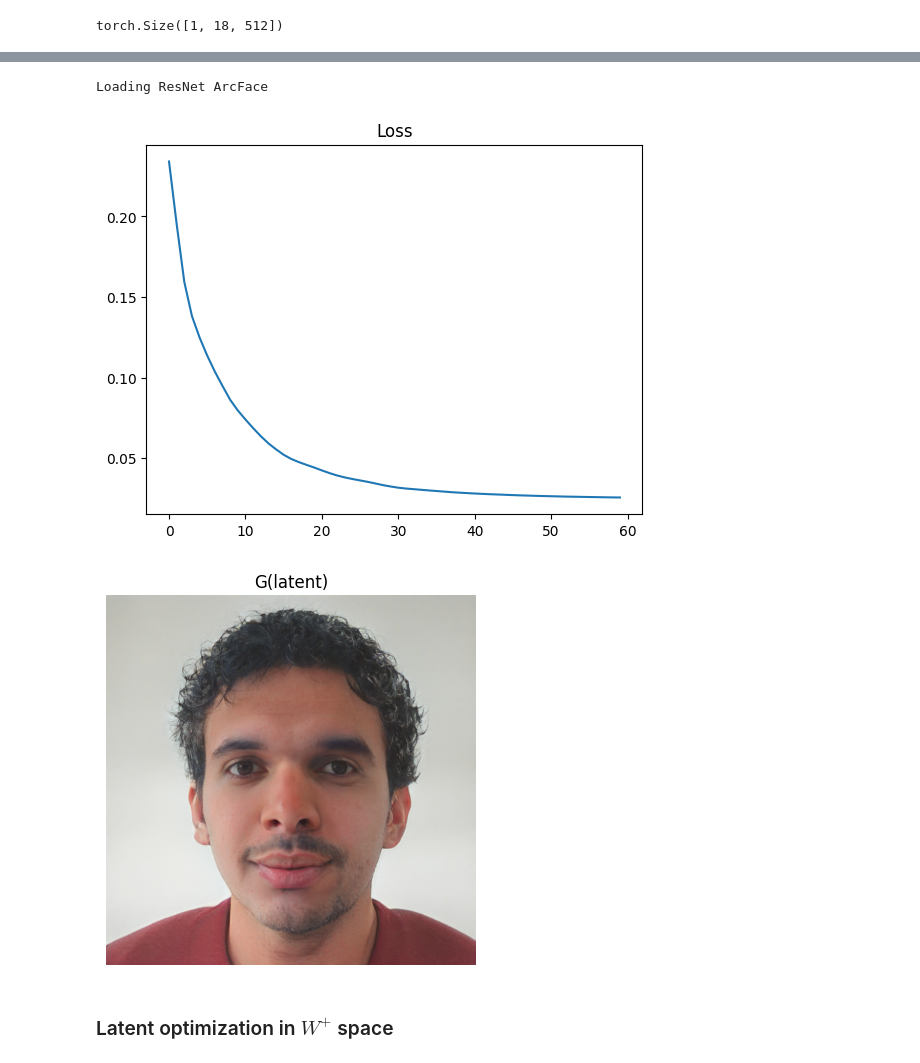
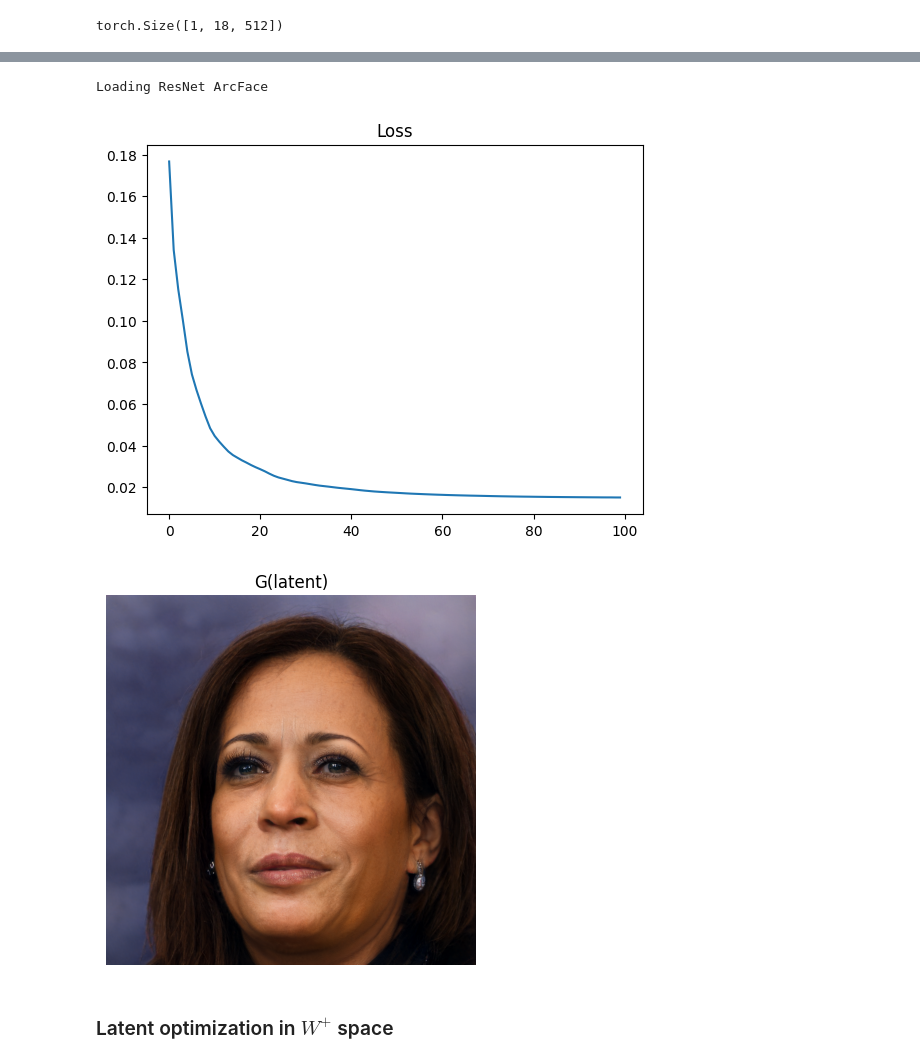
Before and after one commit to rodrigu2000/emotion_generation, a Jupyter notebook: latent_optimization_RR.ipynb, the cells around one changed output, grey strips where cells are left out. Drawn from its saved outputs; the diff is of its cells as text; code cells hidden in the pictures.

```diff
--- a/latent_optimization_RR.ipynb
+++ b/latent_optimization_RR.ipynb
@@ -75,7 +72,7 @@ where $R$ is a pretrained ArcFace network for face recognition, and $ \langle \c
 # %%
 # Define the image
 
-image_path = "input_images/hamza_neutral.JPG"
+image_path = "input_images/kamala.jpeg"
 original_image = Image.open(image_path).convert("RGB")
 image = run_alignment(image_path).resize(RESIZE_DIMS)
 
@@ -150,7 +147,7 @@ visualize_latent_no_truncation(e4e_inverted_latent)
 
 # Parameters of optim
 
-optimization_steps = 60
+optimization_steps = 100
 lambda_percept = 1
 lambda_L2 = 0.5
 lr = 0.01
@@ -180,35 +177,35 @@ for i in pbar:
 
     with autocast("cuda"):
 
         optimizer.zero_grad()
 
         img_gen, _ = G([w_n], input_is_latent=True, randomize_noise=False)
 
         i_loss = id_loss(img_gen, reference_image)[0]
         l2_loss = L2_loss(img_gen, reference_image)
 
         loss = i_loss * lambda_percept + l2_loss * lambda_L2
         losses.append(loss.item())
         pbar.set_description(f"Loss: {loss.item():.4f}")
 
         loss.backward()
         optimizer.step()
         scheduler.step()
 
         if i % save_img_every_other == 0 or i == optimization_steps - 1:
             imgs.append(tensor2im(img_gen.squeeze(0).cpu()))
 
 inverted_latent = w_n.detach()
 
 plt.plot(losses)
 plt.title("Loss")
 plt.show()
 
 visualize_latent_no_truncation(inverted_latent)
 # %% [output]
 Loading ResNet ArcFace
-[figure, old version]
+[figure, new version]
-[figure, old version]
+[figure, new version]
 # %%
 # Load pretrained models for losses
 
```
Also changed, not shown: parts of 6 cells of this notebook, 1 other file.
